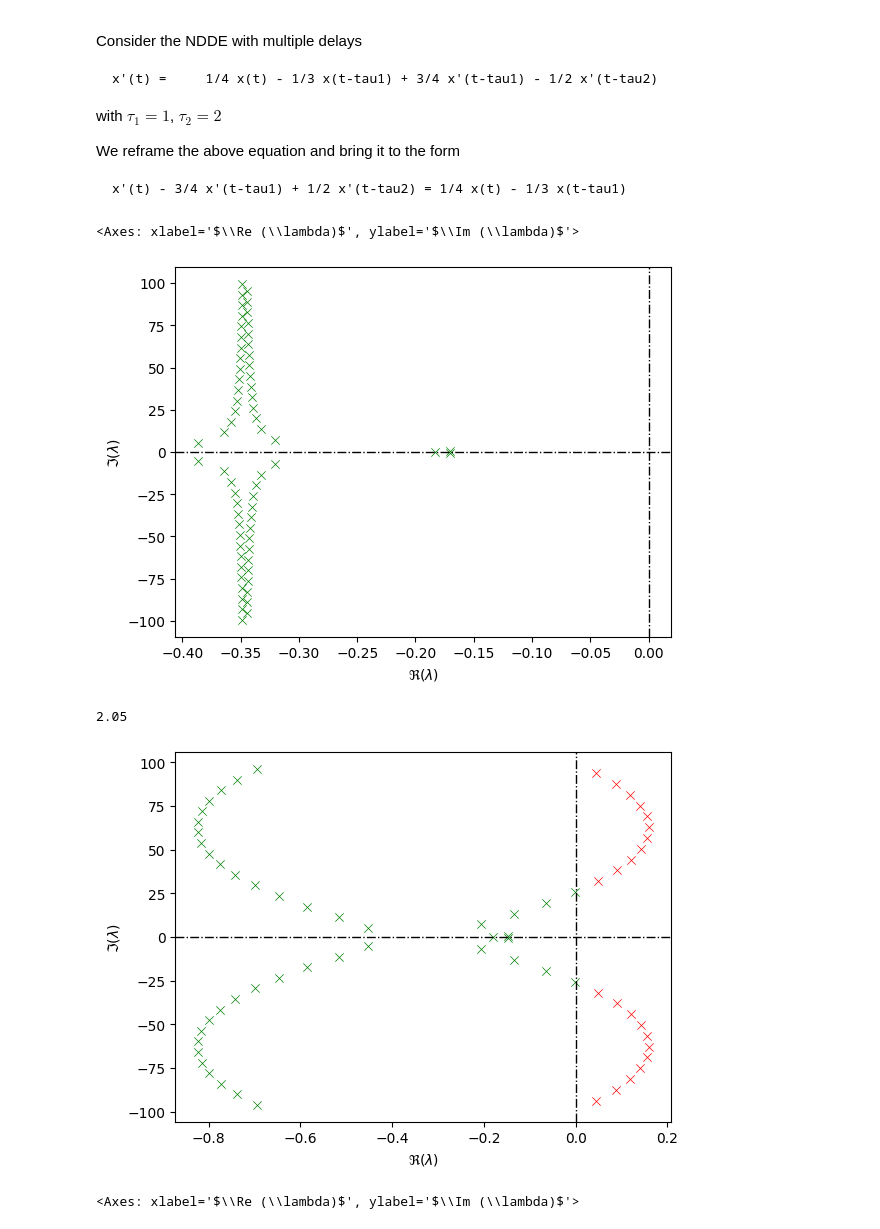
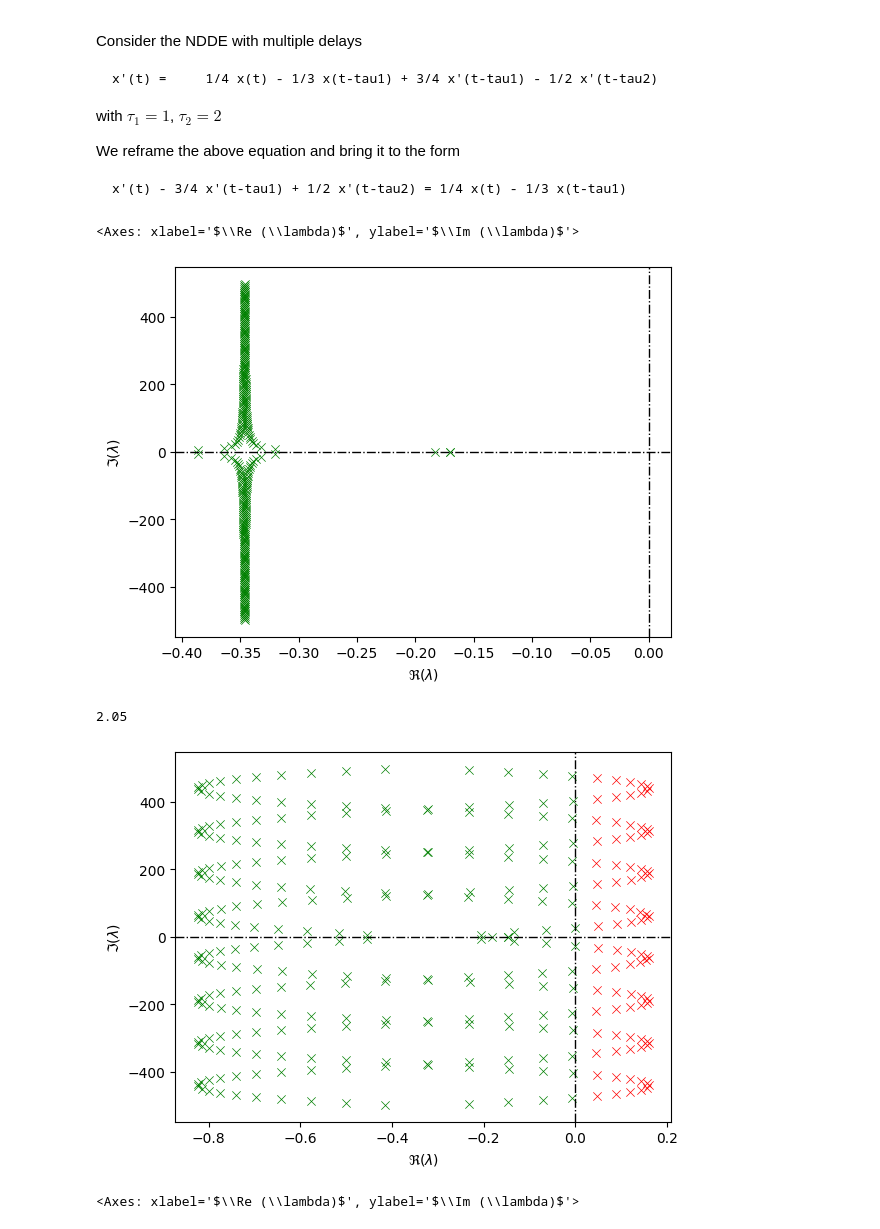
Before and after one commit to LockeErasmus/tdcpy, a Jupyter notebook: docs/coming_from_matlab.ipynb, the cells around one changed output. Cells and saved outputs as stored; diff of their text form; code cells hidden in the pictures.

```diff
--- a/docs/coming_from_matlab.ipynb
+++ b/docs/coming_from_matlab.ipynb
@@ -265,29 +285,27 @@ hH = np.array([tau1,tau2])
 ndde = tds.NDDE(H=H,hH=hH,A=A,hA=hA)
 # ddae = ndde.to_ddae()
 
-r=[-0.9,0.2,-100,100]
+r=[-0.9,0.2,-500,500]
 
-# doesn't work when r changed to r=[-0.9,0.2,-500,500]
-
-cr, RootsInfo = tds.roots(ndde,r)
+cr, RootsInfo = tds.roots(ndde,r,max_size_evp=1500)
 
 tds.plot.eigen_plot(cr)
 # %% [output]
 <Axes: xlabel='$\\Re (\\lambda)$', ylabel='$\\Im (\\lambda)$'>
-[figure, old version]
+[figure, new version]
 # %%
 # Now change the second delay to tau2=2.05
 
 tau2 = 2.05
 ndde.hH[1] = tau2
-cr2, RootInfo = tds.roots(ndde,r)
+cr2, RootInfo = tds.roots(ndde,r,max_size_evp=1500)
 
 tds.plot.eigen_plot(cr2)
 ndde.hH[1] = 2.05
 ndde.hH[1]
 # %% [output]
 2.05
-[figure, old version]
+[figure, new version]
 # %%
 # now change it to 2.005
 
```
Also changed, not shown: parts of 18 cells of this notebook, 4 other files.
